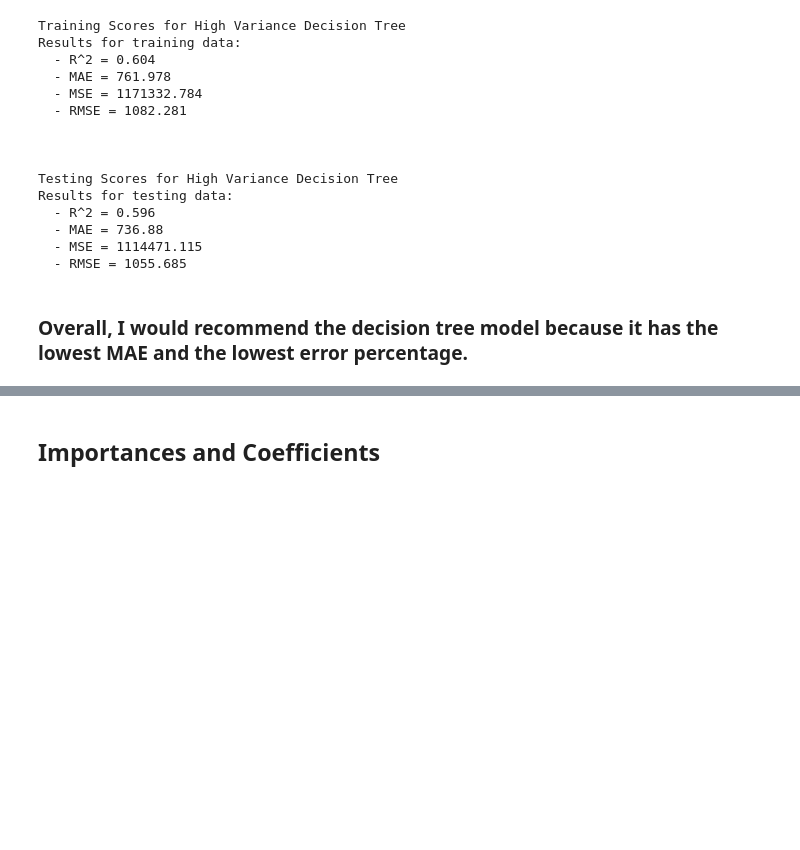
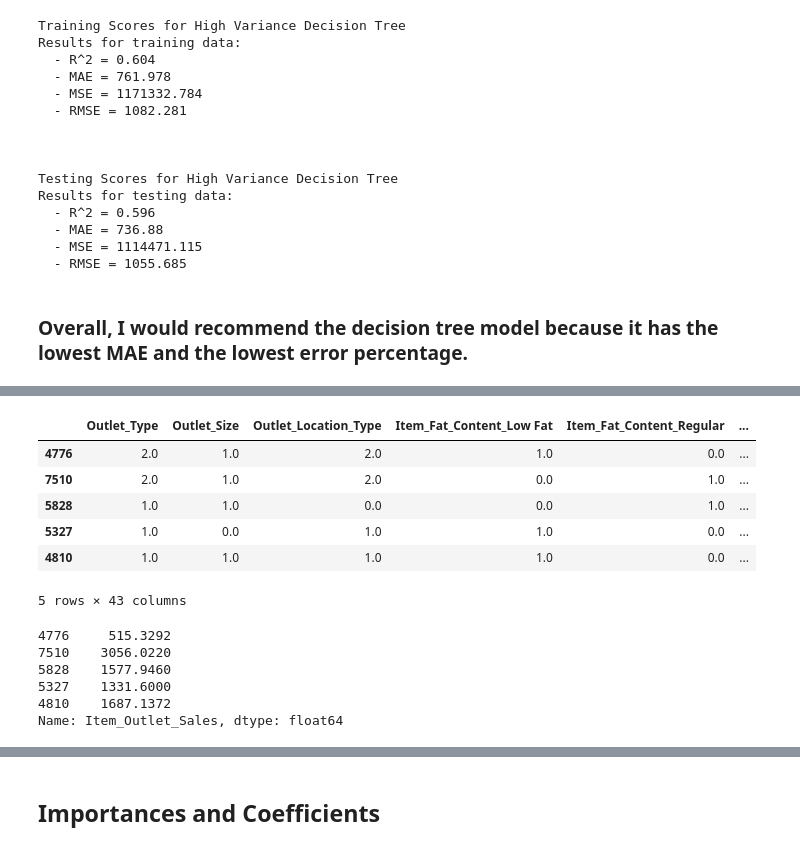
Before and after one commit to GregoryL12/Project-1-Revisted, a Jupyter notebook: Project 1 Revisted.ipynb, the cells around one changed output, grey strips where cells are left out. Drawn from its saved outputs; the diff is of its cells as text; code cells hidden in the pictures; blank space fills up the shorter version.

```diff
--- a/Project 1 Revisted.ipynb
+++ b/Project 1 Revisted.ipynb
@@ -607,0 +702,25 @@ Results for testing data:
+# %%
+ohe = OneHotEncoder(handle_unknown='ignore', sparse = False)
+constant_imputer = SimpleImputer(strategy='constant', fill_value='missing')
+
+nominal_pipeline = make_pipeline(constant_imputer, ohe)
+
+nominal_selector = ['Item_Fat_Content', 'Item_Type', 'Outlet_Identifier', 'Outlet_Establishment_Year']
+
+nominal_tuple = (nominal_pipeline, nominal_selector)
+# %%
+from sklearn.preprocessing import OrdinalEncoder
+#I will do ordinal this type since I didn't originally
+type_list = ['Grocery Store', 'Supermarket Type1', 'Supermarket Type2', 'Supermarket Type3']
+size_list = ['Small', 'Medium', 'Large']
+location_type_list = ['Tier 1', 'Tier 2', 'Tier 3']
+
+odie = OrdinalEncoder(categories=[type_list, size_list, location_type_list])
+frequent_imputer = SimpleImputer(strategy='most_frequent')
+scaler2 = StandardScaler()
+
+ordinal_pipeline = make_pipeline(frequent_imputer, odie) # ignore scaler, scaler2)
+
+ordinal_selector = ['Outlet_Type', 'Outlet_Size', 'Outlet_Location_Type']
+
+ordinal_tuple = (ordinal_pipeline, ordinal_selector)
@@ -607,0 +774,21 @@ Results for testing data:
+# %%
+X_train_df = pd.DataFrame(preprocessor.transform(X_train),
+                           columns = feature_names, index = X_train.index)
+X_train_df.head()
+# %% [output]
+|  | Outlet_Type | Outlet_Size | Outlet_Location_Type | Item_Fat_Content_Low Fat | Item_Fat_Content_Regular | ... |
+| 4776 | 2.0 | 1.0 | 2.0 | 1.0 | 0.0 | ... |
+| 7510 | 2.0 | 1.0 | 2.0 | 0.0 | 1.0 | ... |
+| 5828 | 1.0 | 1.0 | 0.0 | 0.0 | 1.0 | ... |
+| 5327 | 1.0 | 0.0 | 1.0 | 1.0 | 0.0 | ... |
+| 4810 | 1.0 | 1.0 | 1.0 | 1.0 | 0.0 | ... |
+5 rows × 43 columns
+# %%
+y_train.head()
+# %% [output]
+4776     515.3292
+7510    3056.0220
+5828    1577.9460
+5327    1331.6000
+4810    1687.1372
+Name: Item_Outlet_Sales, dtype: float64
```
Also changed, not shown: parts of 27 cells of this notebook, 4 other files.
